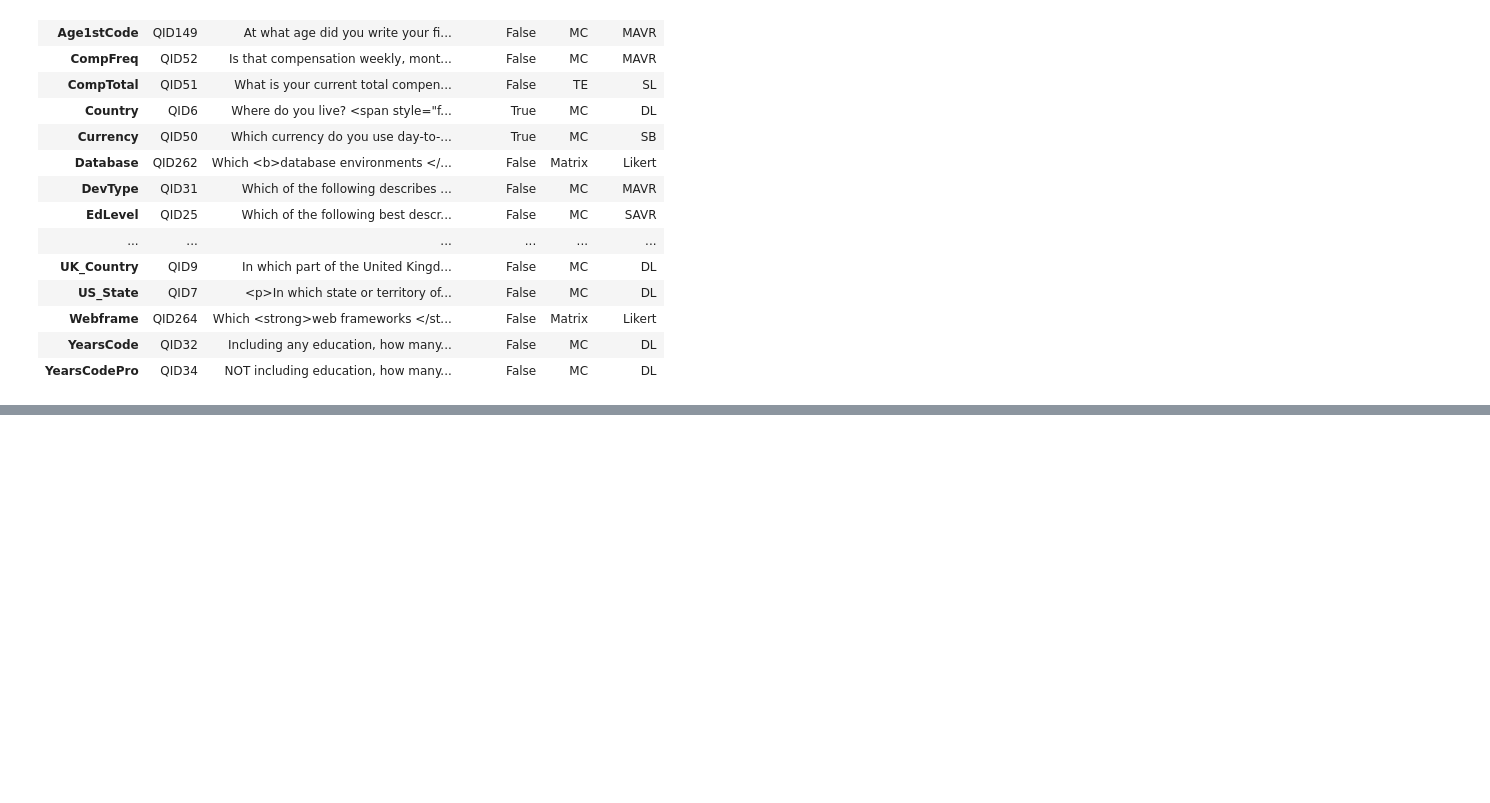
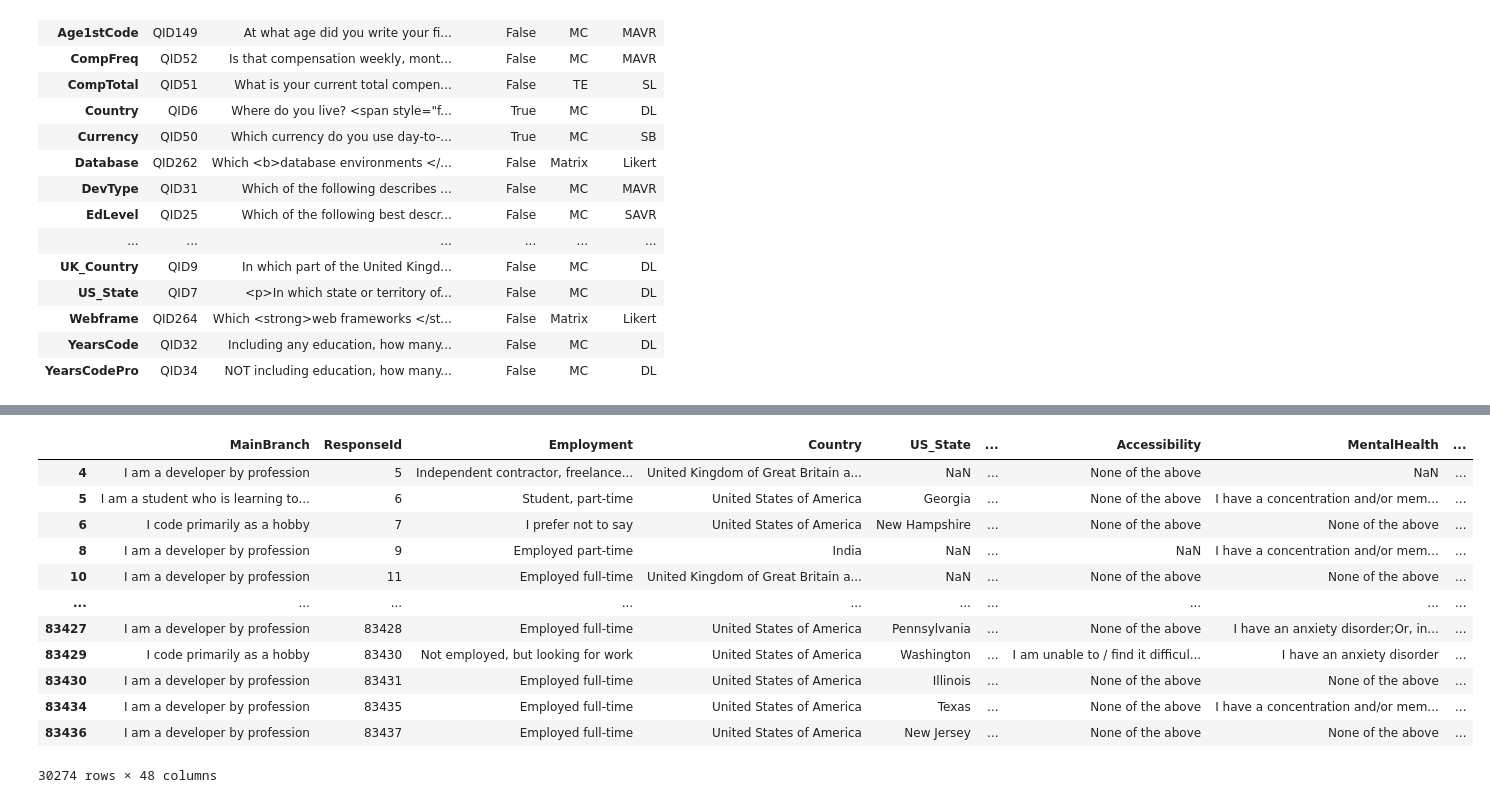
Before and after one commit to Ujwal-B/data_science_practice, a Jupyter notebook: pandas-demo.ipynb, the cells around one changed output, grey strips where cells are left out. Saved outputs shown, nothing was run; the diff lists cells and outputs as text; code cells hidden in the pictures; blank space fills up the shorter version.

```diff
--- a/pandas-demo.ipynb
+++ b/pandas-demo.ipynb
@@ -347,0 +479,4 @@ schema_df.sort_index()
+# %%
+countries = ['United States of America', 'United Kingdom of Great Britain and Northern Ireland', 'India']
+filt = df['Country'].isin(countries)
+filt
@@ -347,0 +496,16 @@ schema_df.sort_index()
+# %%
+df[filt]
+# %% [output]
+|  | MainBranch | ResponseId | Employment | Country | US_State | ... | Accessibility | MentalHealth | ... |
+| 4 | I am a developer by profession | 5 | Independent contractor, freelance... | United Kingdom of Great Britain a... | NaN | ... | None of the above | NaN | ... |
+| 5 | I am a student who is learning to... | 6 | Student, part-time | United States of America | Georgia | ... | None of the above | I have a concentration and/or mem... | ... |
+| 6 | I code primarily as a hobby | 7 | I prefer not to say | United States of America | New Hampshire | ... | None of the above | None of the above | ... |
+| 8 | I am a developer by profession | 9 | Employed part-time | India | NaN | ... | NaN | I have a concentration and/or mem... | ... |
+| 10 | I am a developer by profession | 11 | Employed full-time | United Kingdom of Great Britain a... | NaN | ... | None of the above | None of the above | ... |
+| ... | ... | ... | ... | ... | ... | ... | ... | ... | ... |
+| 83427 | I am a developer by profession | 83428 | Employed full-time | United States of America | Pennsylvania | ... | None of the above | I have an anxiety disorder;Or, in... | ... |
+| 83429 | I code primarily as a hobby | 83430 | Not employed, but looking for work | United States of America | Washington | ... | I am unable to / find it difficul... | I have an anxiety disorder | ... |
+| 83430 | I am a developer by profession | 83431 | Employed full-time | United States of America | Illinois | ... | None of the above | None of the above | ... |
+| 83434 | I am a developer by profession | 83435 | Employed full-time | United States of America | Texas | ... | None of the above | I have a concentration and/or mem... | ... |
+| 83436 | I am a developer by profession | 83437 | Employed full-time | United States of America | New Jersey | ... | None of the above | None of the above | ... |
+30274 rows × 48 columns
```
Also changed, not shown: parts of 12 cells of this notebook, 1 other file.
